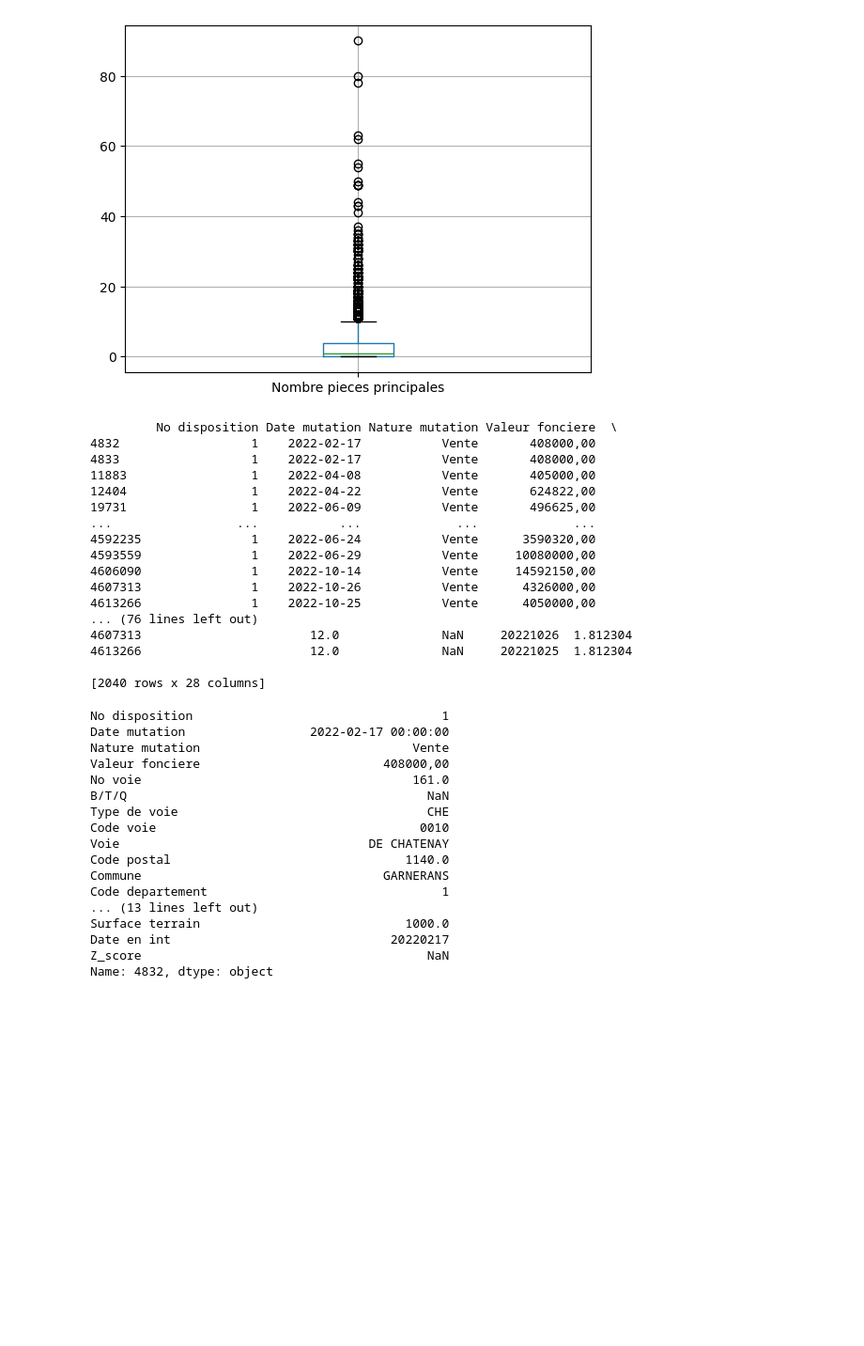
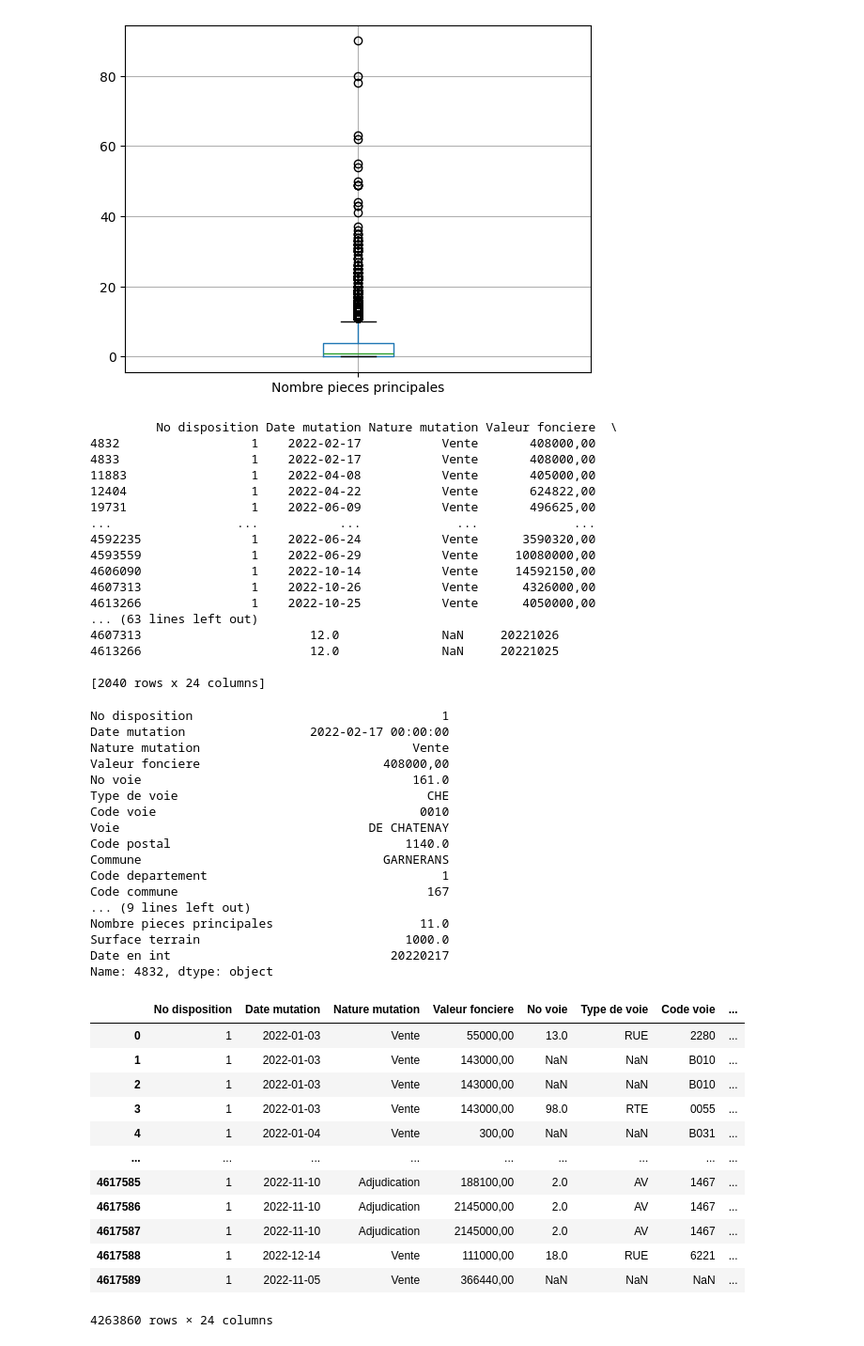
Before and after one commit to gdemerges/analyse_data_centric_immo, a Jupyter notebook: nettoyage.ipynb, the cells around one changed output. Shown at 94% size. Drawn from its saved outputs; the diff is of its cells as text; code cells hidden in the pictures; blank space fills up the shorter version.

```diff
--- a/nettoyage.ipynb
+++ b/nettoyage.ipynb
@@ -88,7 +88,8 @@ colonnes_inutiles = [
     '4eme lot', 'Surface Carrez du 4eme lot',
     '5eme lot', 'Surface Carrez du 5eme lot',
     'Nature culture', 'Nature culture speciale',
-    'Code type local'
+    'Code type local', 'Prefixe de section',
+    'No Volume', 'B/T/Q', 'No disposition'
 ]
 df = df.drop(columns=colonnes_inutiles, axis=1)
 # %% [markdown]
@@ -189,11 +190,11 @@ print(valeurs_aberrantes)
 4606090               1    2022-10-14           Vente     14592150,00
 4607313               1    2022-10-26           Vente      4326000,00
 4613266               1    2022-10-25           Vente      4050000,00
-... (76 lines left out)
-4607313                       12.0              NaN     20221026  1.812304
-4613266                       12.0              NaN     20221025  1.812304
+... (63 lines left out)
+4607313                       12.0              NaN     20221026
+4613266                       12.0              NaN     20221025
 
-[2040 rows x 28 columns]
+[2040 rows x 24 columns]
 # %%
 ligne_specifique = df.loc[4832]
 
@@ -204,15 +205,31 @@ Date mutation                 2022-02-17 00:00:00
 Nature mutation                             Vente
 Valeur fonciere                         408000,00
 No voie                                     161.0
-B/T/Q                                         NaN
 Type de voie                                  CHE
 Code voie                                    0010
 Voie                                  DE CHATENAY
 Code postal                                1140.0
 Commune                                 GARNERANS
 Code departement                                1
-... (13 lines left out)
+Code commune                                  167
+... (9 lines left out)
+Nombre pieces principales                    11.0
 Surface terrain                            1000.0
 Date en int                              20220217
-Z_score                                       NaN
 Name: 4832, dtype: object
+# %%
+df
+# %% [output]
+|  | No disposition | Date mutation | Nature mutation | Valeur fonciere | No voie | Type de voie | Code voie | ... |
+| 0 | 1 | 2022-01-03 | Vente | 55000,00 | 13.0 | RUE | 2280 | ... |
+| 1 | 1 | 2022-01-03 | Vente | 143000,00 | NaN | NaN | B010 | ... |
+| 2 | 1 | 2022-01-03 | Vente | 143000,00 | NaN | NaN | B010 | ... |
+| 3 | 1 | 2022-01-03 | Vente | 143000,00 | 98.0 | RTE | 0055 | ... |
+| 4 | 1 | 2022-01-04 | Vente | 300,00 | NaN | NaN | B031 | ... |
+| ... | ... | ... | ... | ... | ... | ... | ... | ... |
+| 4617585 | 1 | 2022-11-10 | Adjudication | 188100,00 | 2.0 | AV | 1467 | ... |
+| 4617586 | 1 | 2022-11-10 | Adjudication | 2145000,00 | 2.0 | AV | 1467 | ... |
+| 4617587 | 1 | 2022-11-10 | Adjudication | 2145000,00 | 2.0 | AV | 1467 | ... |
+| 4617588 | 1 | 2022-12-14 | Vente | 111000,00 | 18.0 | RUE | 6221 | ... |
+| 4617589 | 1 | 2022-11-05 | Vente | 366440,00 | NaN | NaN | NaN | ... |
+4263860 rows × 24 columns
```
Also changed, not shown: parts of 3 cells of this notebook.
